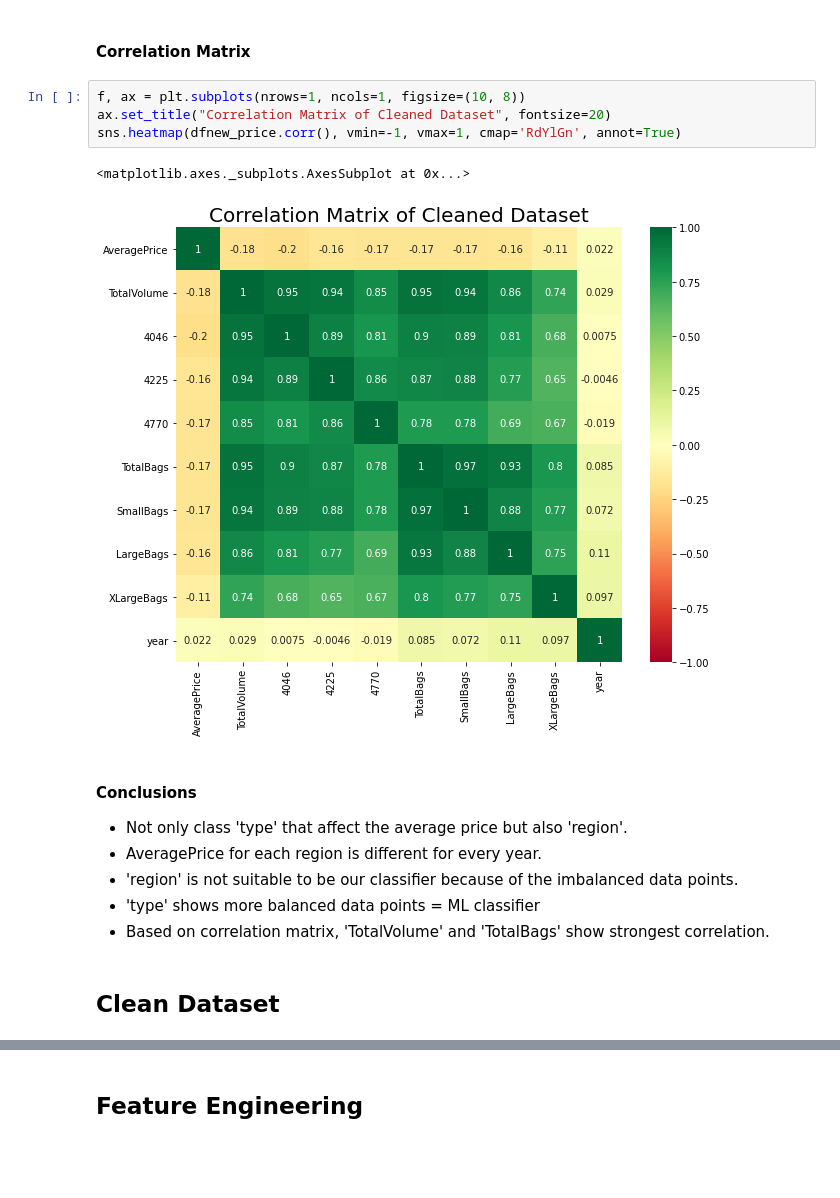
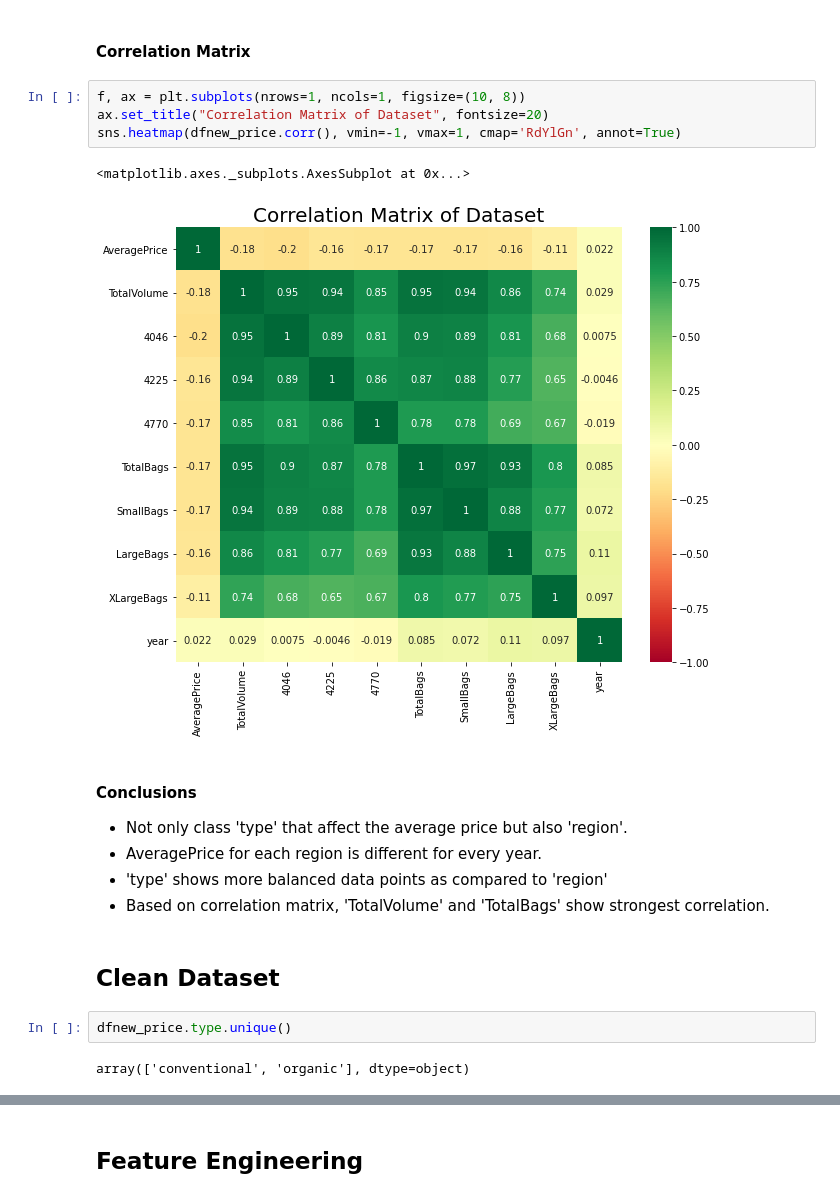
Before and after one commit to irfixq/Avocado_King, a Jupyter notebook: Avocado_King.ipynb, the cells around one changed output, grey strips where cells are left out. Drawn from its saved outputs; the diff is of its cells as text; blank space fills up the shorter version.

```diff
--- a/Avocado_King.ipynb
+++ b/Avocado_King.ipynb
@@ -420,17 +459,20 @@ organic_factorplot = sns.factorplot('AveragePrice','region',data=dfnew_price[org
 #### Correlation Matrix
 # %%
 f, ax = plt.subplots(nrows=1, ncols=1, figsize=(10, 8))
-ax.set_title("Correlation Matrix of Cleaned Dataset", fontsize=20)
+ax.set_title("Correlation Matrix of Dataset", fontsize=20)
 sns.heatmap(dfnew_price.corr(), vmin=-1, vmax=1, cmap='RdYlGn', annot=True)
 # %% [output]
 <matplotlib.axes._subplots.AxesSubplot at 0x...>
-[figure, old version]
+[figure, new version]
 # %% [markdown]
 #### Conclusions
 * Not only class 'type' that affect the average price but also 'region'.
 * AveragePrice for each region is different for every year.
-* 'region' is not suitable to be our classifier because of the imbalanced data points.
-* 'type' shows more balanced data points = ML classifier
+* 'type' shows more balanced data points as compared to 'region'
 * Based on correlation matrix, 'TotalVolume' and 'TotalBags' show strongest correlation.
 # %% [markdown]
 ## Clean Dataset
+# %%
+dfnew_price.type.unique()
+# %% [output]
+array(['conventional', 'organic'], dtype=object)
```
Also changed, not shown: parts of 26 cells of this notebook.
